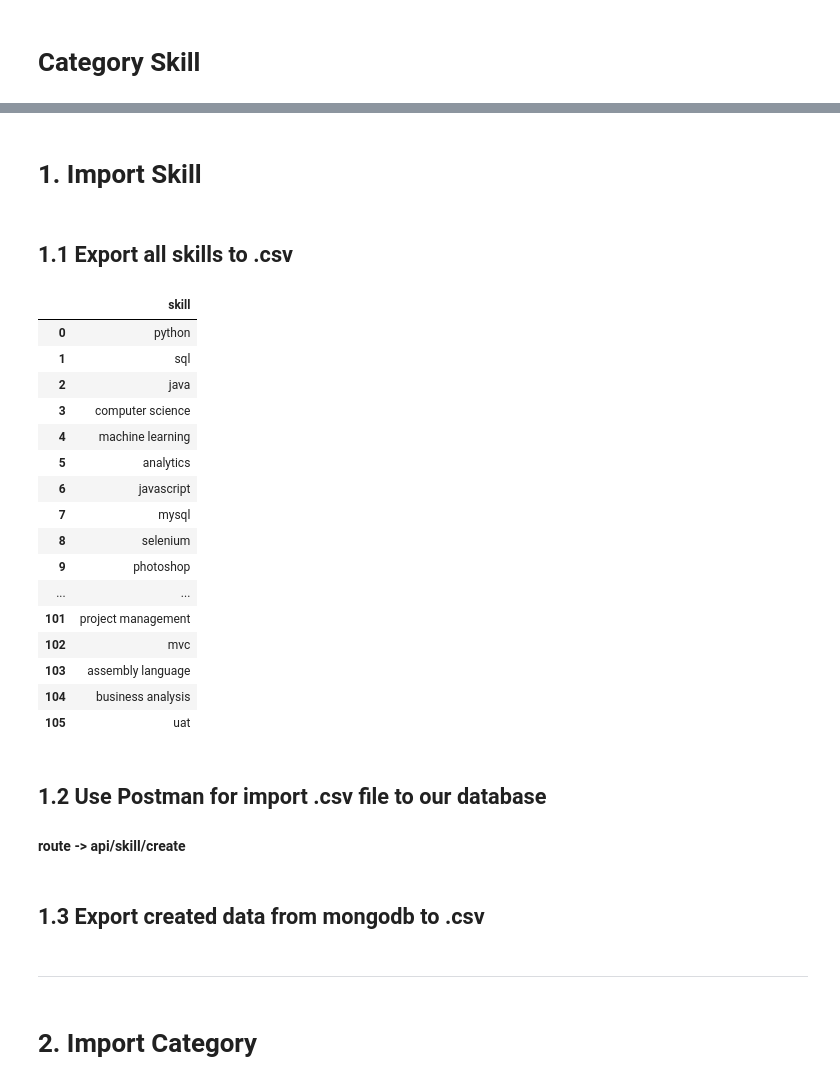
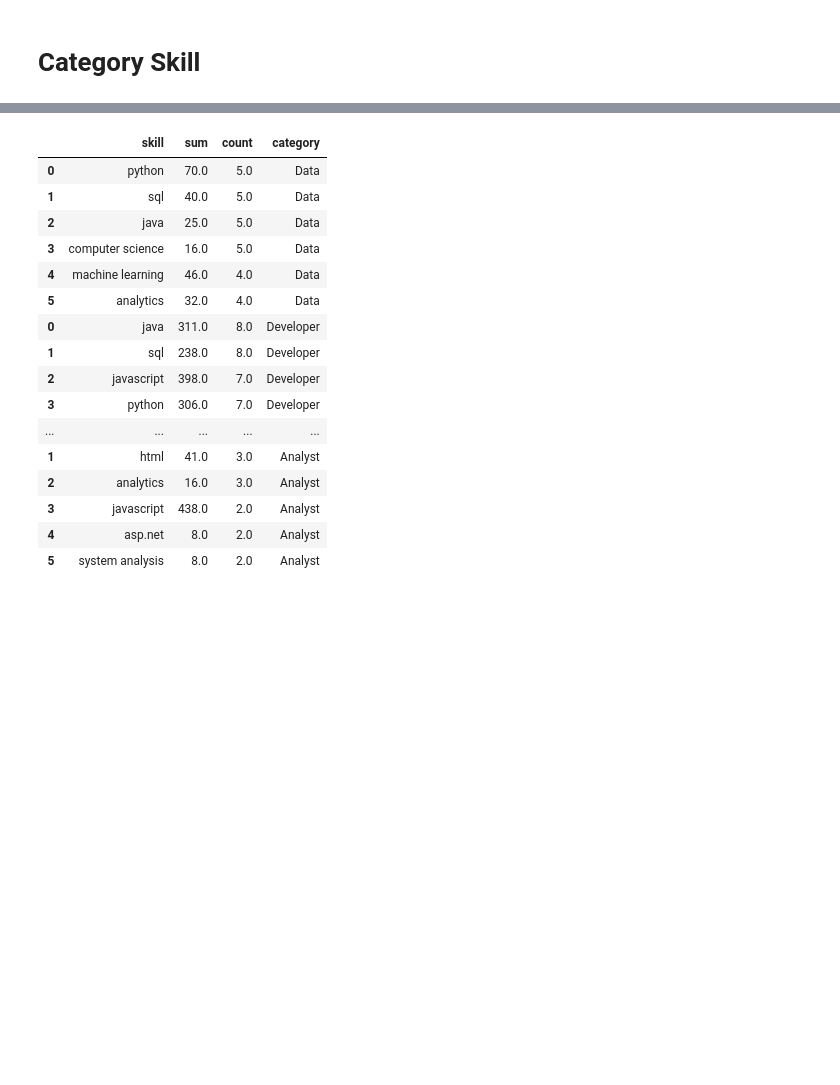
Before and after one commit to knwch/job-skillset, a Jupyter notebook: skill-prepare.ipynb, the cells around one changed output, grey strips where cells are left out. Saved outputs shown, nothing was run; the diff lists cells and outputs as text; code cells hidden in the pictures; blank space fills up the shorter version.

```diff
--- a/skill-prepare.ipynb
+++ b/skill-prepare.ipynb
@@ -322,11 +313,8 @@ for category in categories:
 
         df_recommend = getJobsPriority(df_recommend)
 
+        df_recommend.loc[df_recommend.index[:], 'job'] = job
+        df_recommend.loc[df_recommend.index[:], 'category'] = category
+
         ### push to all skill dataframe for export
         df_all_job_skill = df_all_job_skill.append(df_recommend)
-
-# with pd.option_context('display.max_rows', None, 'display.max_columns', None):
-#     display(df_all_job_skill)
-
-#         job_path = job.replace("/", ":")
-#         df_recommend.to_csv('exports/jobskill/' + category + '_' + job_path + '.csv', index=True)
@@ -353,10 +363,7 @@ for category in categories:
     df_category_skill = df_category_skill.drop(df_category_skill[(df_category_skill['count'] == 1)].index)
     df_category_skill = df_category_skill.head(6)
 
-    df_category_skill.loc[test_data.index[:], 'title'] = category
+    df_category_skill.loc[df_category_skill.index[:], 'category'] = category
 
     ### push to all skill dataframe for export
     df_all_category_skill = df_all_category_skill.append(df_category_skill)
-
-with pd.option_context('display.max_rows', None, 'display.max_columns', None):
-    display(df_all_category_skill)
@@ -386,4 +369,0 @@ with pd.option_context('display.max_rows', None, 'display.max_columns', None):
-# %% [markdown]
-# 1. Import Skill
-# %% [markdown]
-## 1.1 Export all skills to .csv
@@ -392,33 +370,22 @@ df_all_skill = pd.concat([df_all_category_skill, df_all_job_skill], axis=0)
 # %%
-df_export = df_all_skill.drop(['sum', 'count', 'priority', 'title'], axis=1).drop_duplicates().reset_index(drop=True)
-
-# df_export.to_csv('exports/all_skill.csv', index=False)
+df_all_category_skill.to_csv('exports/category_skill.csv', index=False)
 with pd.option_context('display.max_rows', None, 'display.max_columns', None):
-    display(df_export)
+    display(df_all_category_skill)
 # %% [output]
-|  | skill |
-| 0 | python |
-| 1 | sql |
-| 2 | java |
-| 3 | computer science |
-| 4 | machine learning |
-| 5 | analytics |
-| 6 | javascript |
-| 7 | mysql |
-| 8 | selenium |
-| 9 | photoshop |
-| ... | ... |
-| 101 | project management |
-| 102 | mvc |
-| 103 | assembly language |
-| 104 | business analysis |
-| 105 | uat |
+|  | skill | sum | count | category |
+| 0 | python | 70.0 | 5.0 | Data |
+| 1 | sql | 40.0 | 5.0 | Data |
+| 2 | java | 25.0 | 5.0 | Data |
+| 3 | computer science | 16.0 | 5.0 | Data |
+| 4 | machine learning | 46.0 | 4.0 | Data |
+| 5 | analytics | 32.0 | 4.0 | Data |
+| 0 | java | 311.0 | 8.0 | Developer |
+| 1 | sql | 238.0 | 8.0 | Developer |
+| 2 | javascript | 398.0 | 7.0 | Developer |
+| 3 | python | 306.0 | 7.0 | Developer |
+| ... | ... | ... | ... | ... |
+| 1 | html | 41.0 | 3.0 | Analyst |
+| 2 | analytics | 16.0 | 3.0 | Analyst |
+| 3 | javascript | 438.0 | 2.0 | Analyst |
+| 4 | asp.net | 8.0 | 2.0 | Analyst |
+| 5 | system analysis | 8.0 | 2.0 | Analyst |
-# %% [markdown]
-## 1.2 Use Postman for import .csv file to our database
-#### route -> api/skill/create
-# %% [markdown]
-## 1.3 Export created data from mongodb to .csv
-# %% [markdown]
----
-# %% [markdown]
-# 2. Import Category
```
Also changed, not shown: parts of 16 cells of this notebook.
